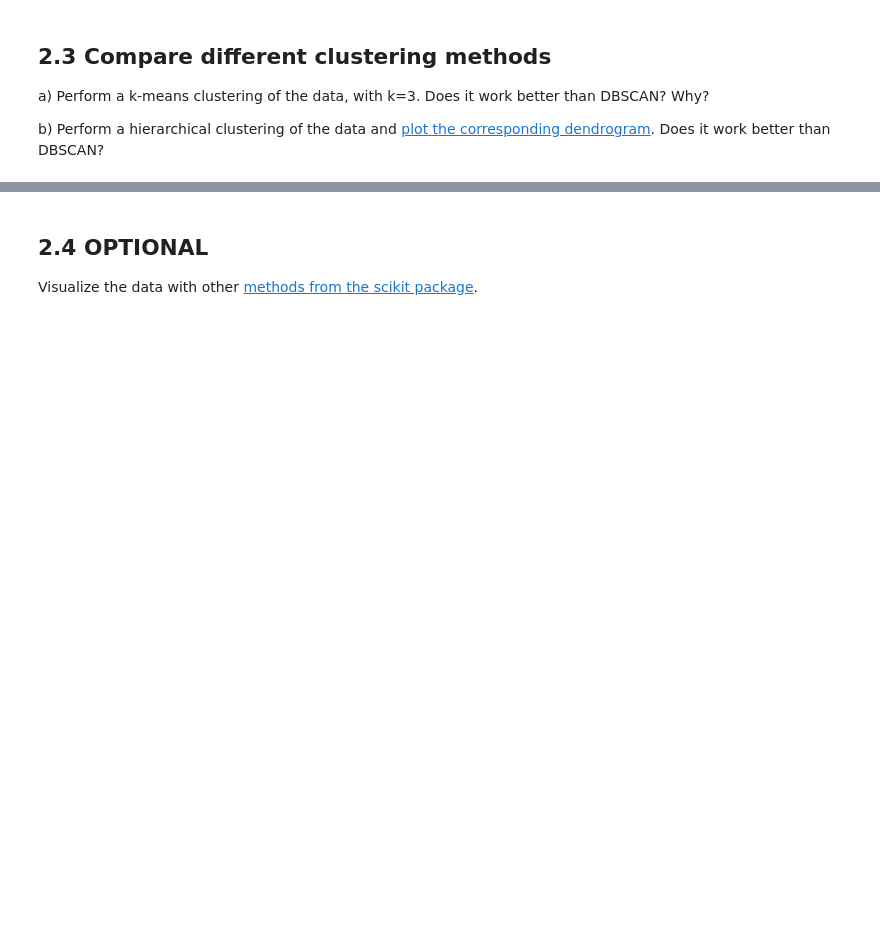
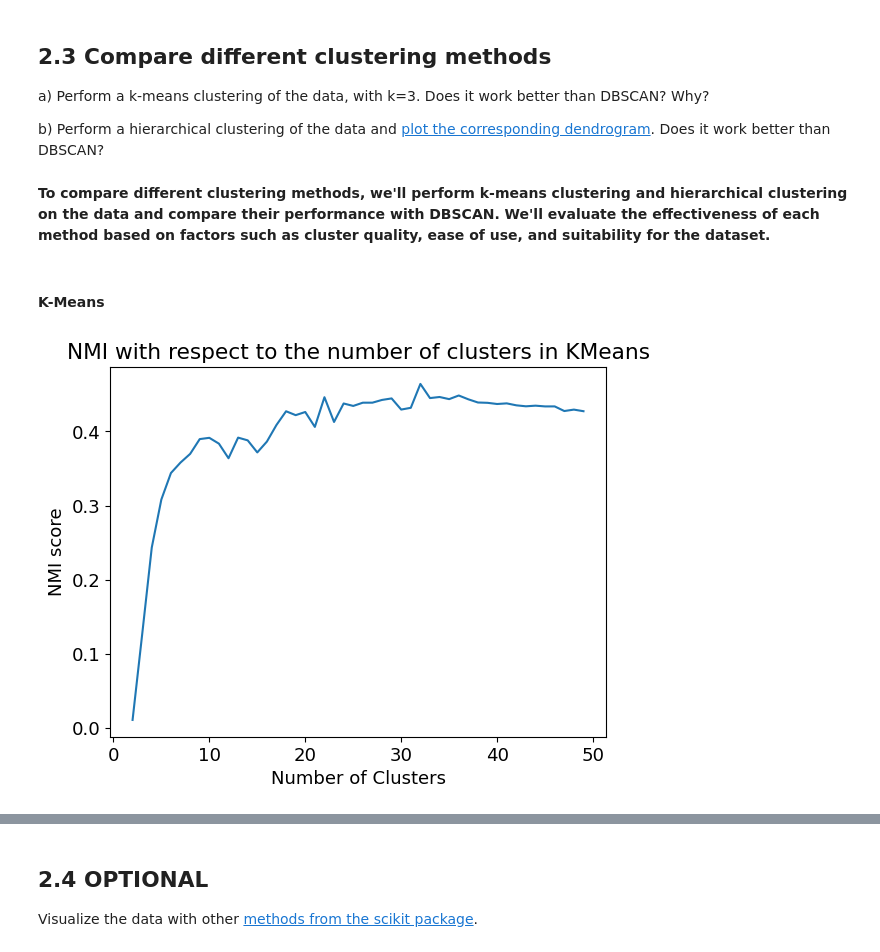
Before and after one commit to lm-schulze/LCP-Mod-B, a Jupyter notebook: Ex2/group2413_exercise2.ipynb, the cells around one changed output, grey strips where cells are left out. Saved outputs shown, nothing was run; the diff lists cells and outputs as text; code cells hidden in the pictures; blank space fills up the shorter version.

```diff
--- a/Ex2/group2413_exercise2.ipynb
+++ b/Ex2/group2413_exercise2.ipynb
@@ -62,3 +158,29 @@ Why?
 
 b) Perform a hierarchical clustering of the data and [plot the corresponding dendrogram](https://scikit-learn.org/stable/auto_examples/cluster/plot_agglomerative_dendrogram.html).
 Does it work better than DBSCAN?
+# %% [markdown]
+
+**To compare different clustering methods, we'll perform k-means clustering and hierarchical clustering on the data and compare their performance with DBSCAN. We'll evaluate the effectiveness of each method based on factors such as cluster quality, ease of use, and suitability for the dataset.**
+# %% [markdown]
+#### K-Means
+# %%
+from sklearn.cluster import KMeans
+import warnings
+warnings.filterwarnings('ignore') # there is an annoying warning when using kmeans inside a loop
+
+# we use a for loop to try different number of clusters
+kmeans_nmi_arr = []
+for n_clusters in range(2, 50):
+    kmeans = KMeans(n_clusters=n_clusters)
+    kmeans_labels = kmeans.fit_predict(X)
+    kmeans_nmi = normalized_mutual_info_score(y, kmeans_labels)
+    kmeans_nmi_arr.append(kmeans_nmi)
+
+
+plt.plot(list(range(2,50)), kmeans_nmi_arr)
+plt.title('NMI with respect to the number of clusters in KMeans')
+plt.xlabel('Number of Clusters')
+plt.ylabel('NMI score')
+plt.show()
+# %% [output]
+[figure, added]
```
Also changed, not shown: parts of 12 cells of this notebook.
